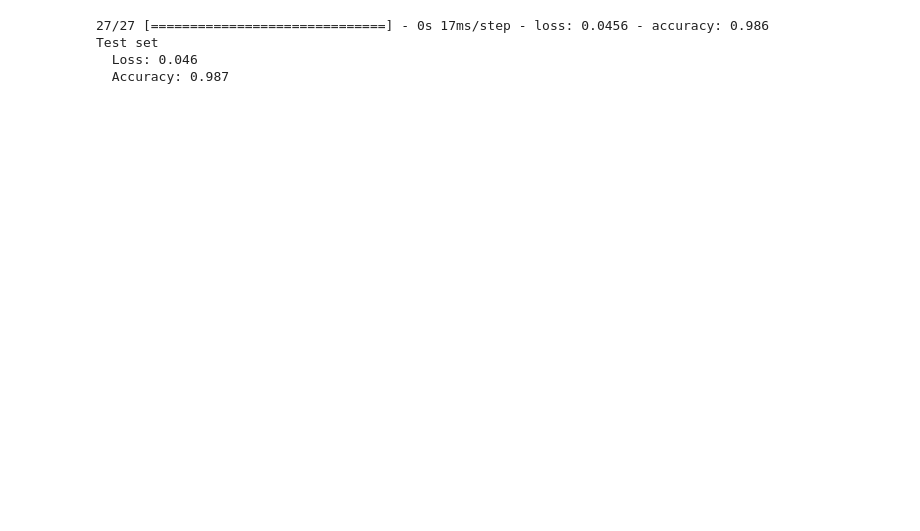
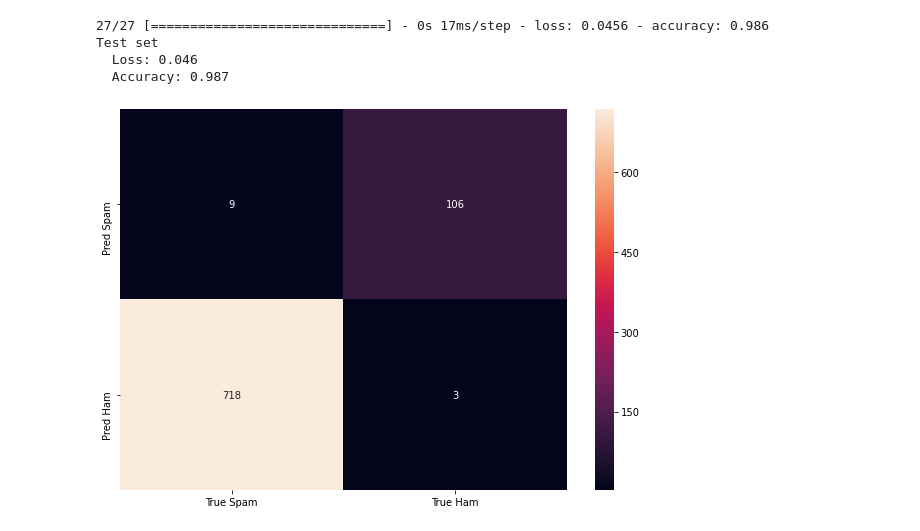
Before and after one commit to DanyOrtu97/LSTM-Spam-Detector, a Jupyter notebook: SpamDetector.ipynb, the cells around one changed output. Drawn from its saved outputs; the diff is of its cells as text; code cells hidden in the pictures; blank space fills up the shorter version.

Commit message:
confusion matrix

```diff
--- a/SpamDetector.ipynb
+++ b/SpamDetector.ipynb
@@ -148,3 +165,18 @@ pre = tok.texts_to_sequences(test)
 pre = sequence.pad_sequences(pre, maxlen=max_len)
 
 y = np.round(model.predict(pre),0)
+# %%
+from sklearn.metrics import confusion_matrix
+import seaborn as sn
+def confusion_matrices(true, pred):
+    tn, fp, fn, tp = confusion_matrix(true, pred,labels=[0, 1]).ravel()
+    array = [[tp, fp], [fn, tn]]
+    df_cm = pd.DataFrame(array, index = ["Pred Spam", "Pred Ham"],
+                      columns = ["True Spam", "True Ham"])
+    plt.figure(figsize = (10,7))
+    fig = sn.heatmap(df_cm, annot=True, fmt="d")
+    fig.get_figure().savefig('/home/andrea/Scrivania/confMat.png', dpi=400)
+
+confusion_matrices(np.round(model.predict(test_sequences_matrix),0), Y_test)
+# %% [output]
+[figure, added]
```
Also changed, not shown: parts of 6 cells of this notebook.
